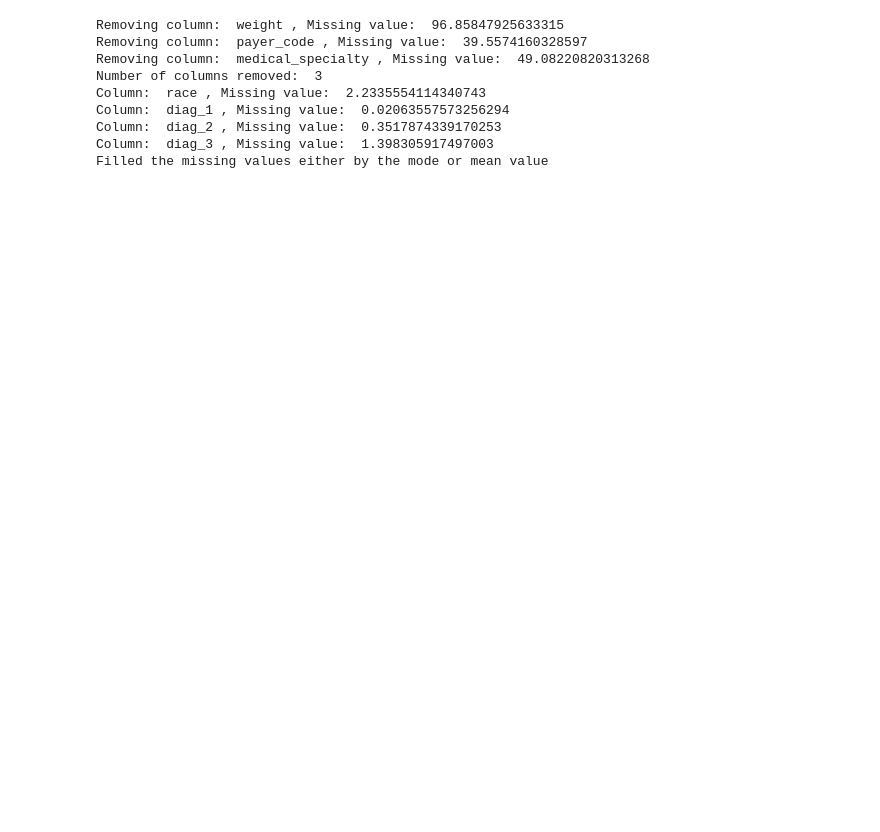
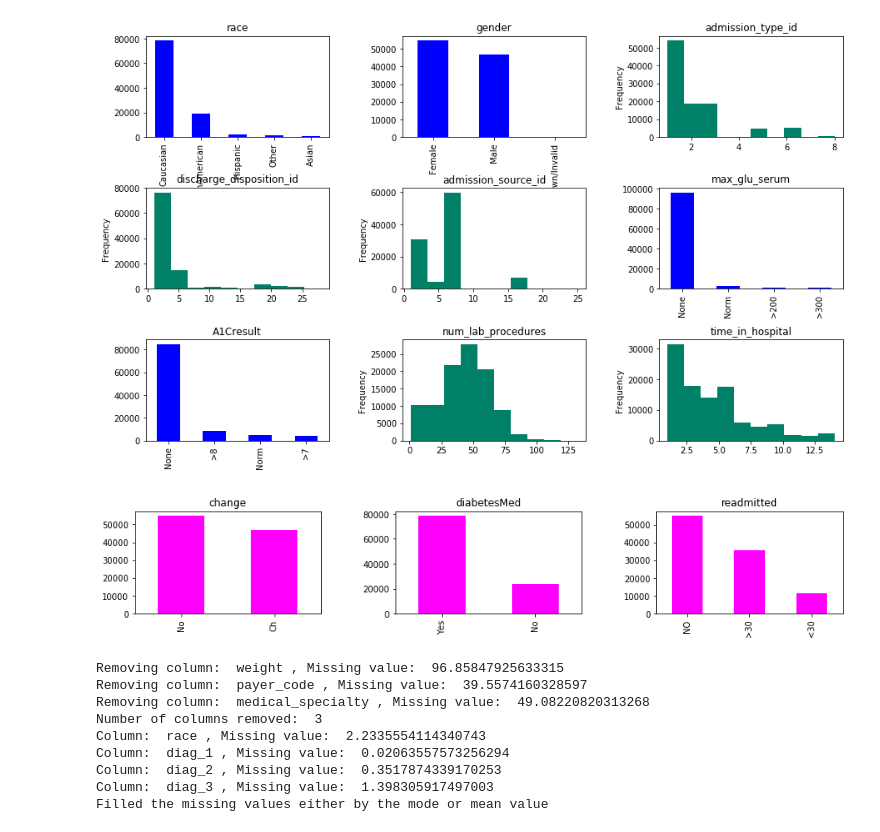
Before and after one commit to akabiraka/cs584_data_mining, a Jupyter notebook: project1/codes/data_cleaning.ipynb, the cells around one changed output. Saved outputs shown, nothing was run; the diff lists cells and outputs as text; code cells hidden in the pictures; blank space fills up the shorter version.

Commit message:
drawn 12 histograms, 9 for 9 attribute-value distributions, 3 for class distributions

```diff
--- a/project1/codes/data_cleaning.ipynb
+++ b/project1/codes/data_cleaning.ipynb
@@ -58,4 +64,45 @@ def fill_missing_values(data, columns=None):
             data[col].fillna(data[col].mean()[0], inplace=True) #fill the missing values with mean if the column is numeric data type
 
     return data
+# %%
+def make_histograms(df, columns=None, figsize=(15,15), cmap=None, image_path=None):
+    """
+    This function make histograms for each column name. Each of the column should be 'Nominal'
+    Parameters
+    ----------
+    df: pandas dataframe
+        Pandas dataframe associated with column names.
+    columns: dataframe column names in array
+        e.g. ['aColumn', 'bColumn']
+    figsize: default=(15, 15)
+    cmap: colormap codes for for custom colored bar or histogram
+        defautls are:
+            summer or green for numerical
+            winter or blue for categorical
+    Effects
+    -------
+    Creates columns.size() number of histograms.
+    """
+    nrows = 3
+    ncols = 3
+    plt.figure(figsize=figsize)
+    for i, col in enumerate(df[columns]):
+        plt.subplot(nrows,ncols,i+1)
+        if is_numeric_dtype(df[col]):
+            df[col].plot(kind="hist", colormap=(cmap or "summer")).set_title(col)
+        else:
+            df[col].value_counts().plot(kind="bar", colormap=(cmap or "winter")).set_title(col)
+
+    plt.subplots_adjust(top = .95, bottom=.05, hspace=.5, wspace=0.4)
+
+    if image_path:
+        plt.savefig(image_path)
+    plt.show();
+# %%
+##### This block for data visualization #####
+make_histograms(raw_data, ["race", "gender", "admission_type_id", "discharge_disposition_id", "admission_source_id", "max_glu_serum", "A1Cresult", "num_lab_procedures", "time_in_hospital"], image_path="../outputs/attr_hist_plot.png")
+make_histograms(raw_data, ["change", "diabetesMed", "readmitted"], figsize=(15, 15), cmap="spring", image_path="../outputs/class_attr_hist_plot.png")
+# %% [output]
+[figure, added]
+[figure, added]
 # %%
```
Also changed, not shown: parts of 4 cells of this notebook, 3 other files.
